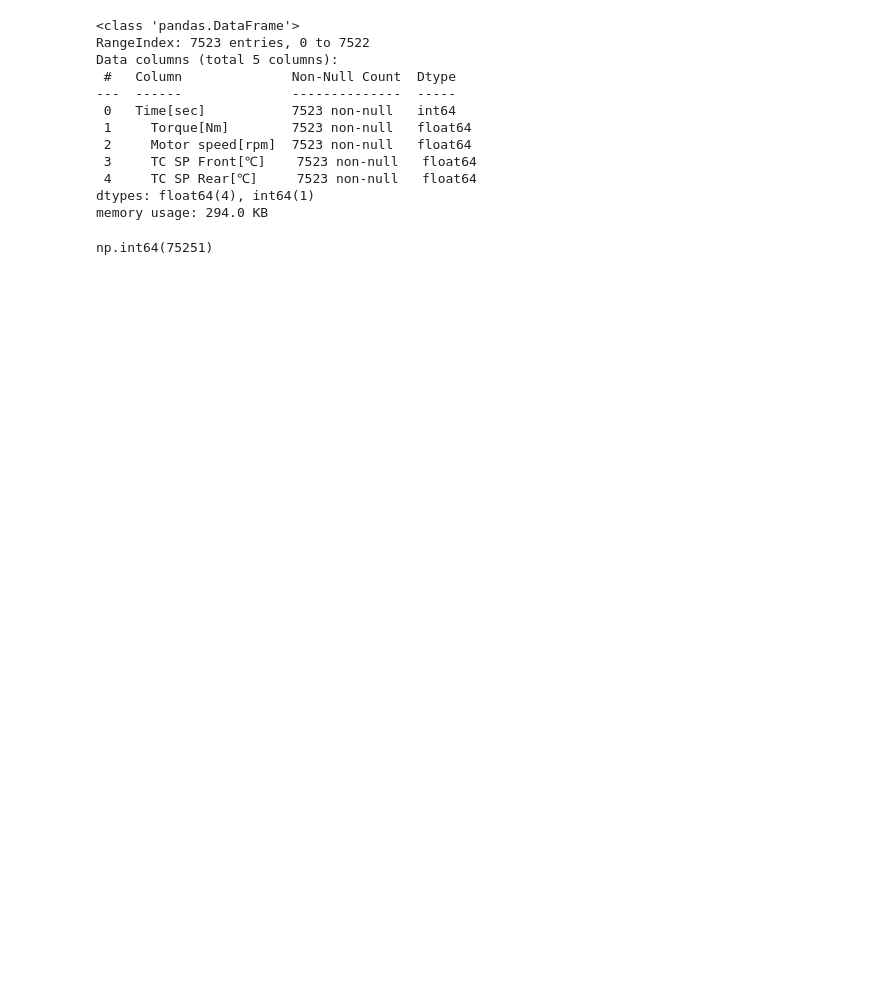
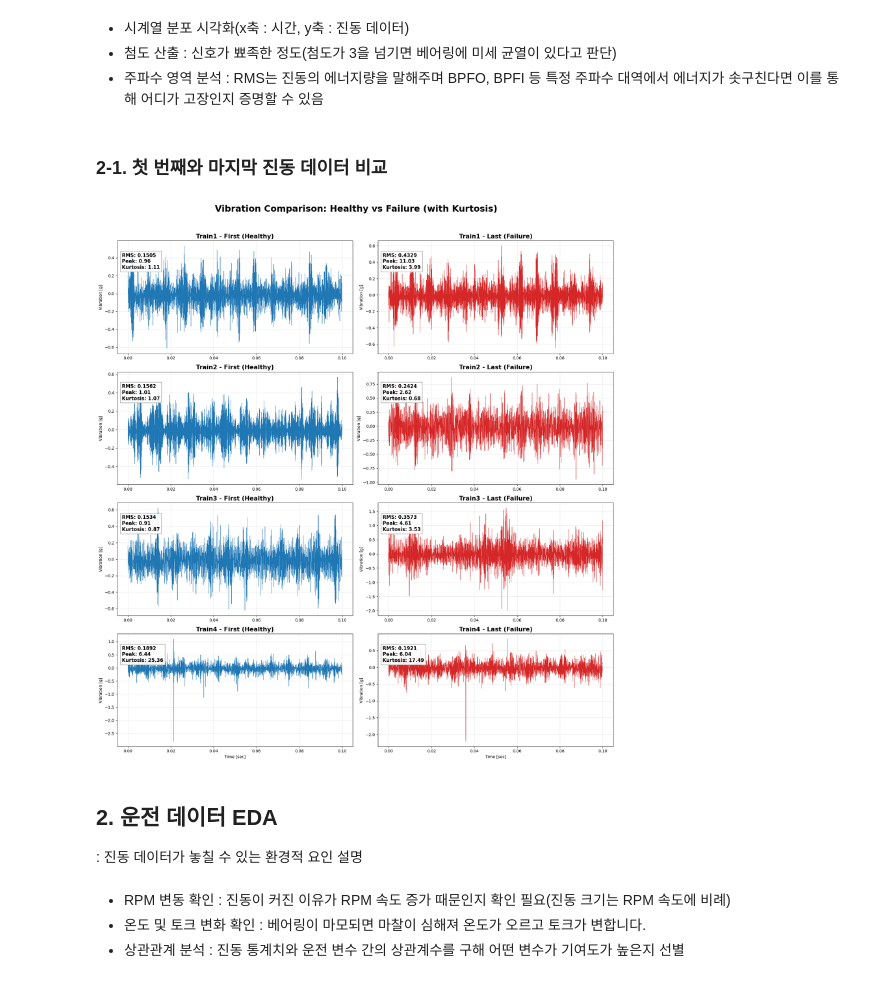
Before and after one commit to gmlwlswls/PHM_bearingRUL, a Jupyter notebook: notebooks/01_eda.ipynb, the cells around one changed output. Drawn from its saved outputs; the diff is of its cells as text; code cells hidden in the pictures; blank space fills up the shorter version.

```diff
--- a/notebooks/01_eda.ipynb
+++ b/notebooks/01_eda.ipynb
@@ -105,12 +98,0 @@ Basic stats:
-# %%
-from nptdms import TdmsFile
-
-tdms = TdmsFile.read("../data/train/Train1_Vibration/000001.tdms")
-group = tdms.groups()[0]
-
-for ch in group.channels():
-    print("Channel:", ch.name)
-    print("  properties:")
-    for k, v in ch.properties.items():
-        print(f"    {k}: {v}")
-    print()
@@ -225,31 +99,6 @@ memory usage: 11.0 KB
-# %%
-df_op1.info()
-# %% [output]
-<class 'pandas.DataFrame'>
-RangeIndex: 7523 entries, 0 to 7522
-Data columns (total 5 columns):
- #   Column              Non-Null Count  Dtype
----  ------              --------------  -----
- 0   Time[sec]           7523 non-null   int64
- 1     Torque[Nm]        7523 non-null   float64
- 2     Motor speed[rpm]  7523 non-null   float64
- 3     TC SP Front[℃]    7523 non-null   float64
- 4     TC SP Rear[℃]     7523 non-null   float64
-dtypes: float64(4), int64(1)
-memory usage: 294.0 KB
-# %%
-# Train1
-cond_temp = (df_op1['  TC SP Front[℃]'] >= 200) | (df_op1['  TC SP Rear[℃]'] >= 200)
-cond_torque = (df_op1['  Torque[Nm]'] <= -20)
-cond_fail = cond_temp | cond_torque
-
-# 실제 고장 시간 / 고장 시간 대체(구간 중 제일 빠른 시간)
-last_time = df_op1['Time[sec]'].iloc[-1]
-
-if cond_fail.any() :
-    idx_fail = cond_fail.idxmax()
-    t_fail_op1 = df_op1.loc[idx_fail, 'Time[sec]']
-else :
-    t_fail_op1 = last_time + 1.0
-# %% [output]
-np.int64(75251)
+# %% [markdown]
+- 시계열 분포 시각화(x축 : 시간, y축 : 진동 데이터)
+- 첨도 산출 : 신호가 뾰족한 정도(첨도가 3을 넘기면 베어링에 미세 균열이 있다고 판단)
+- 주파수 영역 분석 : RMS는 진동의 에너지량을 말해주며 BPFO, BPFI 등 특정 주파수 대역에서 에너지가 솟구친다면 이를 통해 어디가 고장인지 증명할 수 있음
+# %% [markdown]
+### 2-1. 첫 번째와 마지막 진동 데이터 비교
@@ -255,0 +172,11 @@ np.int64(75251)
+# %%
+plot_vib_comparison('../data/Train')
+# %% [output]
+[figure, added]
+# %% [markdown]
+## 2. 운전 데이터 EDA
+: 진동 데이터가 놓칠 수 있는 환경적 요인 설명
+# %% [markdown]
+- RPM 변동 확인 : 진동이 커진 이유가 RPM 속도 증가 때문인지 확인 필요(진동 크기는 RPM 속도에 비례)
+- 온도 및 토크 변화 확인 : 베어링이 마모되면 마찰이 심해져 온도가 오르고 토크가 변합니다.
+- 상관관계 분석 : 진동 통계치와 운전 변수 간의 상관계수를 구해 어떤 변수가 기여도가 높은지 선별
```
Also changed, not shown: parts of 20 cells of this notebook.
